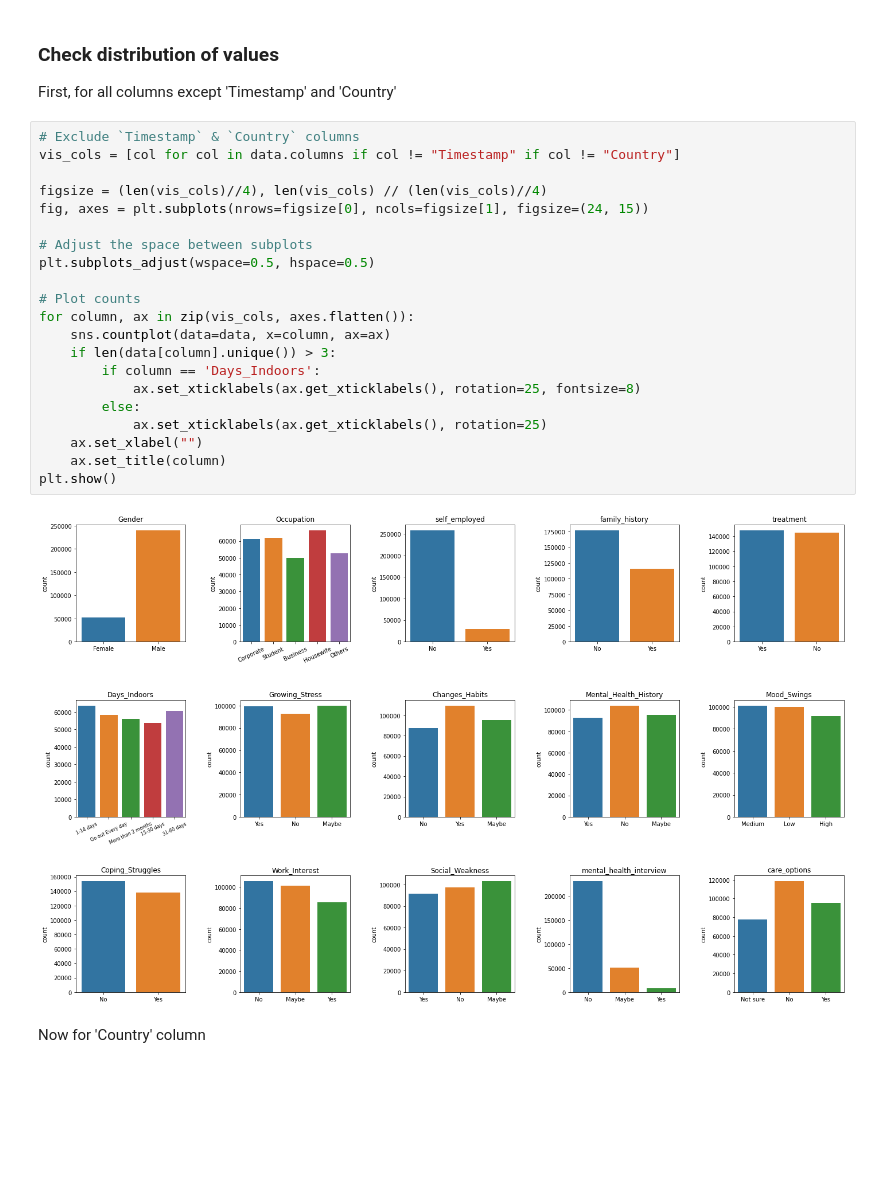
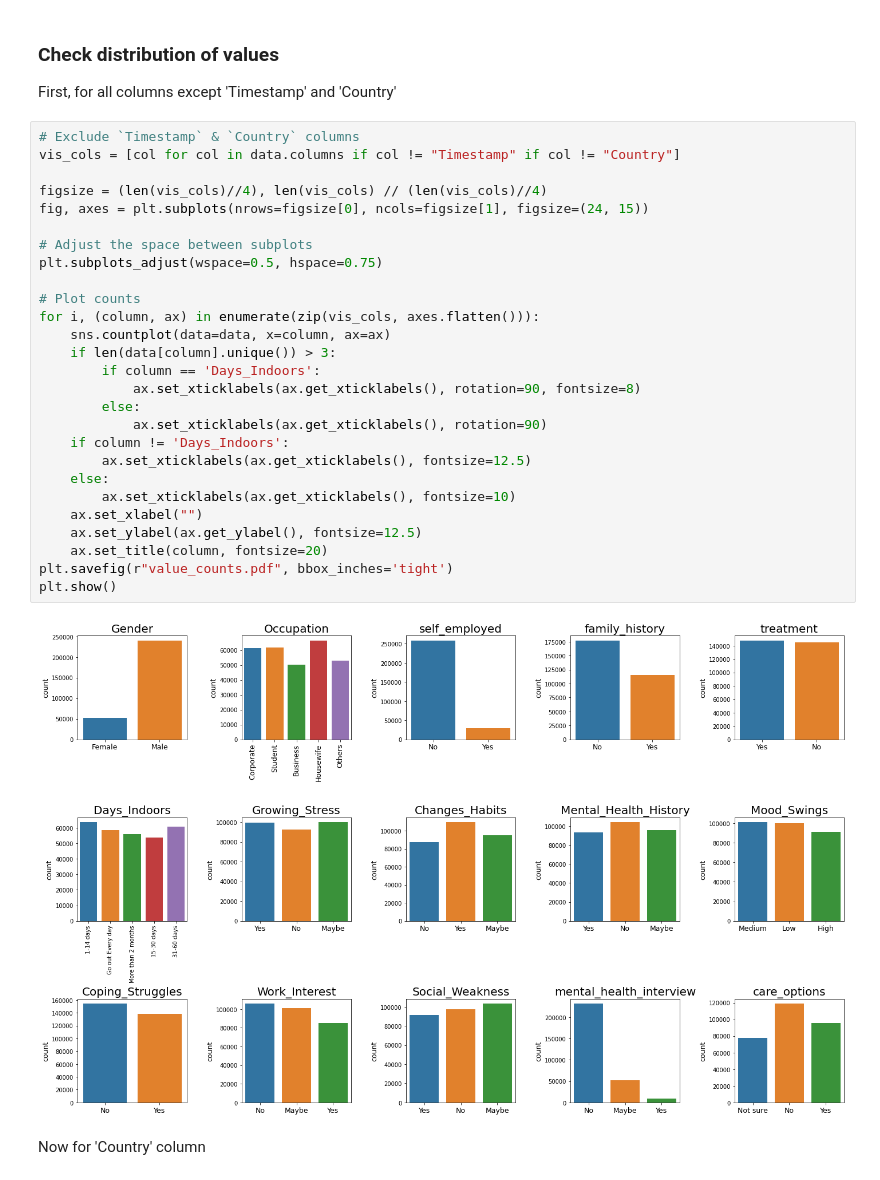
Before and after one commit to marbybr/2AMV10---Group-17, a Jupyter notebook: data_exploration.ipynb, the cells around one changed output. Drawn from its saved outputs; the diff is of its cells as text; blank space fills up the shorter version.

Commit message:
Changed plot

```diff
--- a/data_exploration.ipynb
+++ b/data_exploration.ipynb
@@ -77,26 +77,32 @@ First, for all columns except 'Timestamp' and 'Country'
 # %%
 # Exclude `Timestamp` & `Country` columns
 vis_cols = [col for col in data.columns if col != "Timestamp" if col != "Country"]
 
 figsize = (len(vis_cols)//4), len(vis_cols) // (len(vis_cols)//4)
 fig, axes = plt.subplots(nrows=figsize[0], ncols=figsize[1], figsize=(24, 15))
 
 # Adjust the space between subplots
-plt.subplots_adjust(wspace=0.5, hspace=0.5)
+plt.subplots_adjust(wspace=0.5, hspace=0.75)
 
 # Plot counts
-for column, ax in zip(vis_cols, axes.flatten()):
+for i, (column, ax) in enumerate(zip(vis_cols, axes.flatten())):
     sns.countplot(data=data, x=column, ax=ax)
     if len(data[column].unique()) > 3:
         if column == 'Days_Indoors':
-            ax.set_xticklabels(ax.get_xticklabels(), rotation=25, fontsize=8)
+            ax.set_xticklabels(ax.get_xticklabels(), rotation=90, fontsize=8)
         else:
-            ax.set_xticklabels(ax.get_xticklabels(), rotation=25)
+            ax.set_xticklabels(ax.get_xticklabels(), rotation=90)
+    if column != 'Days_Indoors':
+        ax.set_xticklabels(ax.get_xticklabels(), fontsize=12.5)
+    else:
+        ax.set_xticklabels(ax.get_xticklabels(), fontsize=10)
     ax.set_xlabel("")
-    ax.set_title(column)
+    ax.set_ylabel(ax.get_ylabel(), fontsize=12.5)
+    ax.set_title(column, fontsize=20)
+plt.savefig(r"value_counts.pdf", bbox_inches='tight')
 plt.show()
 # %% [output]
-[figure, old version]
+[figure, new version]
 # %% [markdown]
 Now for 'Country' column
 # %%
```
